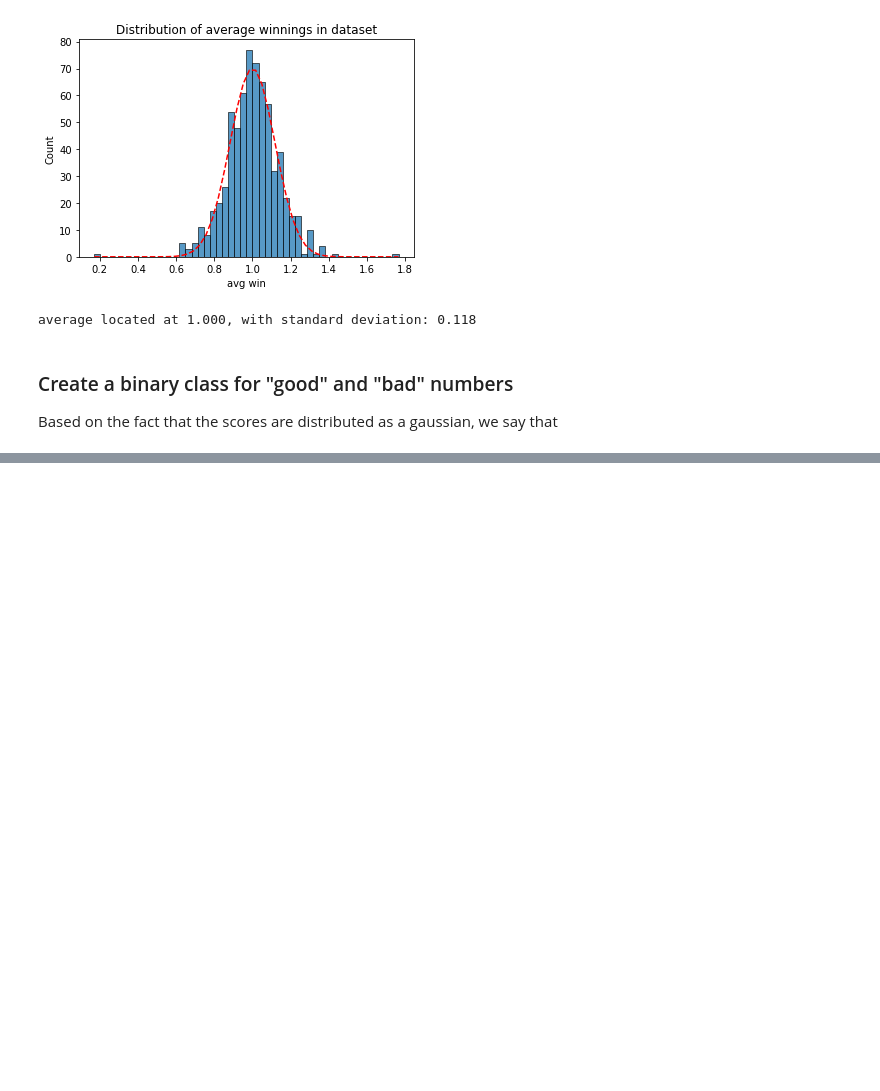
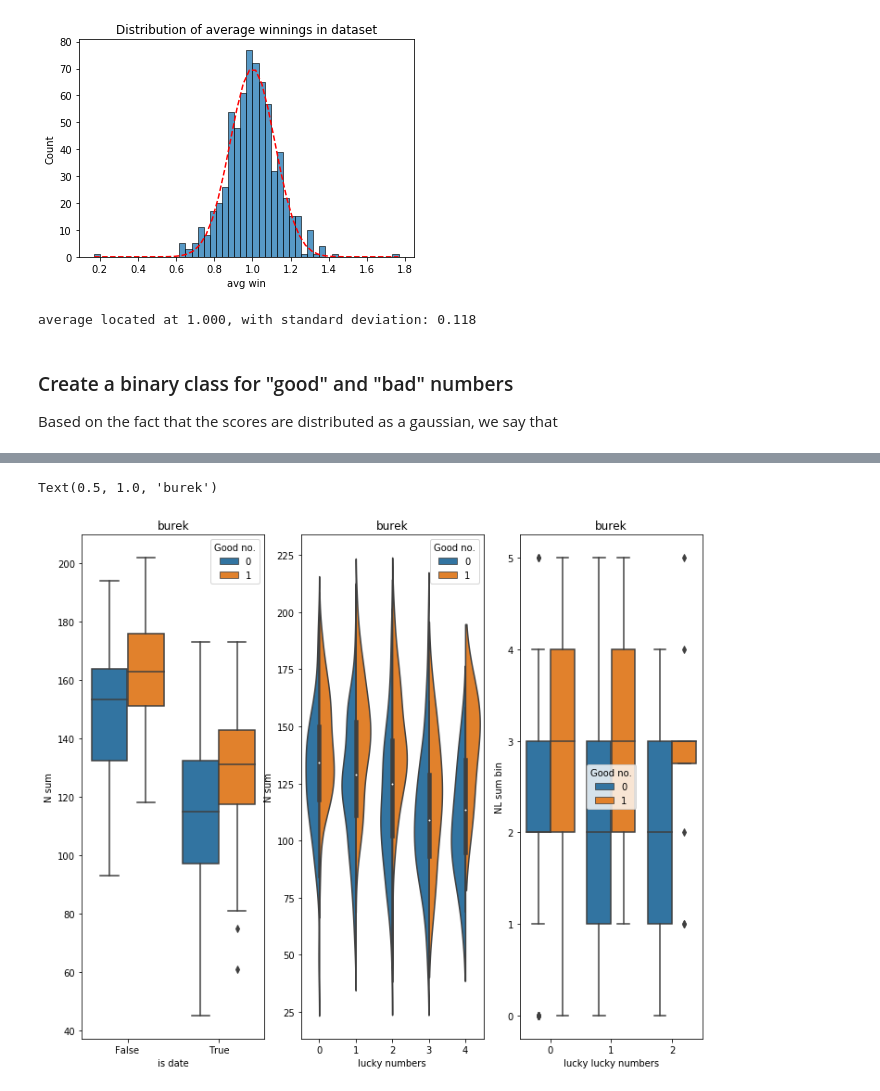
Before and after one commit to RokMedves/EuroMillions, a Jupyter notebook: euromillions.ipynb, the cells around one changed output, grey strips where cells are left out. Cells and saved outputs as stored; diff of their text form; code cells hidden in the pictures; blank space fills up the shorter version.

```diff
--- a/euromillions.ipynb
+++ b/euromillions.ipynb
@@ -539,0 +615,16 @@ plt.show()
+# %%
+#graph distribution of qualitative data: Pclass
+#we know class mattered in survival, now let's compare class and a 2nd feature
+fig, (axis1,axis2,axis3) = plt.subplots(1,3,figsize=(12,10))
+
+sns.boxplot(x = 'is date', y = 'N sum', hue = 'Good no.', data = euromillions, ax = axis1)
+axis1.set_title('burek')
+
+sns.violinplot(x = 'lucky numbers', y = 'N sum', hue = 'Good no.', data = euromillions, split = True, ax = axis2)
+axis2.set_title('burek')
+
+sns.boxplot(x = 'lucky lucky numbers', y ='NL sum bin', hue = 'Good no.', data = euromillions, ax = axis3)
+axis3.set_title('burek')
+# %% [output]
+Text(0.5, 1.0, 'burek')
+[figure, added]
```
Also changed, not shown: parts of 16 cells of this notebook.
